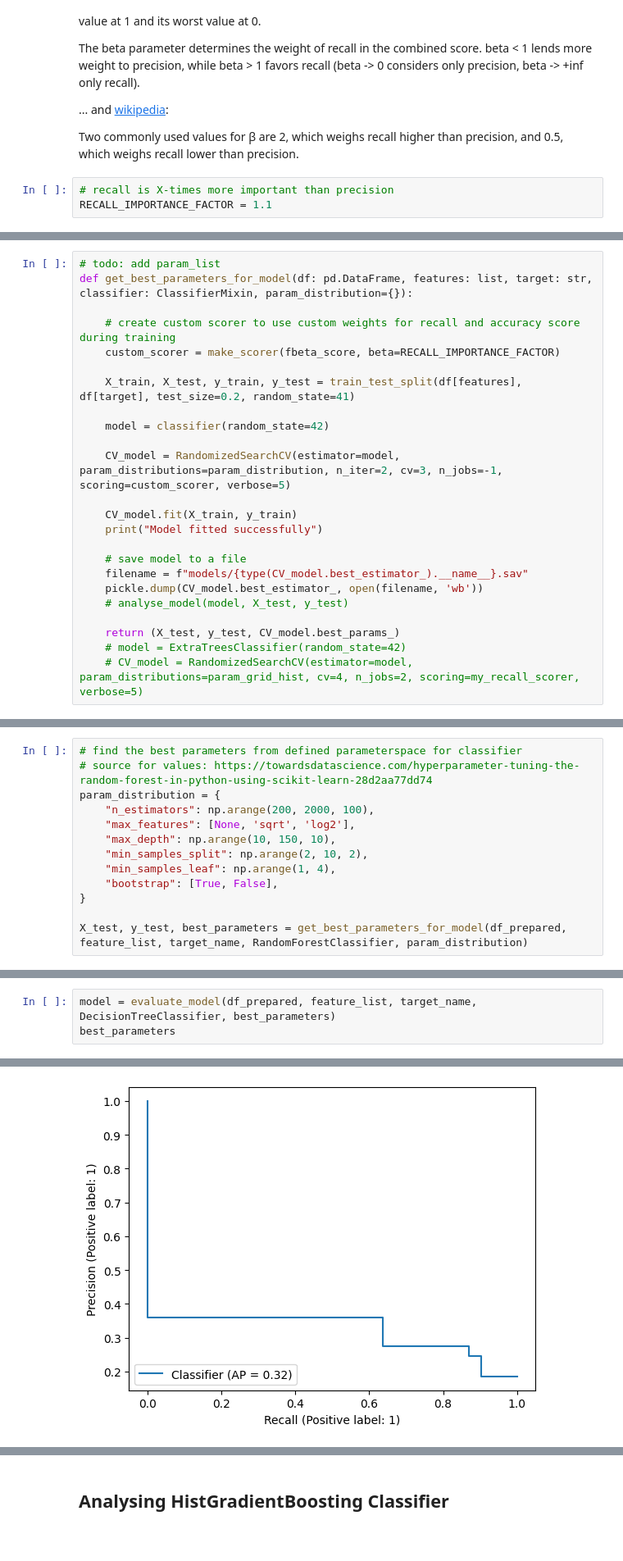
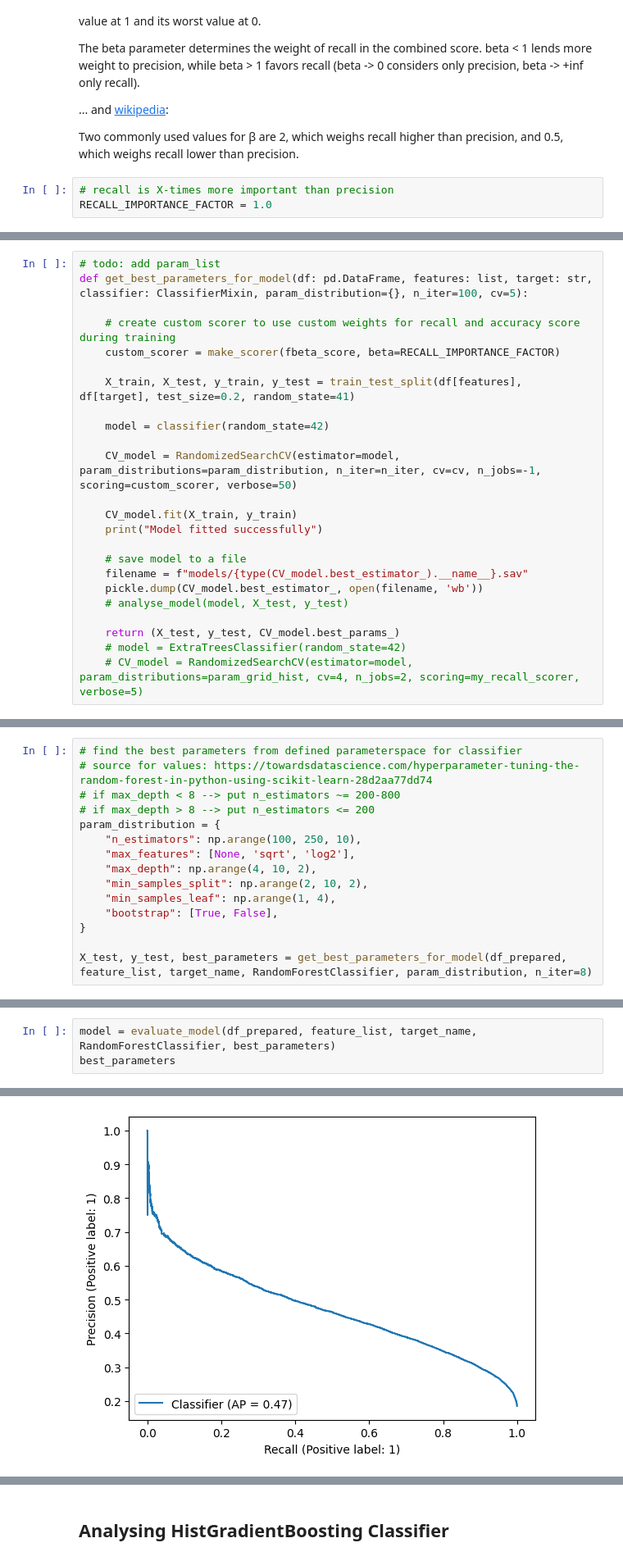
Before and after one commit to n-hundenborn/diabetes-forecasting, a Jupyter notebook: dev_model_training.ipynb, the cells around one changed output, grey strips where cells are left out. Shown at 82% size. Cells and saved outputs as stored; diff of their text form.

Commit message:
Add improved dtc and random forest classifier models

```diff
--- a/dev_model_training.ipynb
+++ b/dev_model_training.ipynb
@@ -283,7 +283,7 @@ The beta parameter determines the weight of recall in the combined score. beta <
 Two commonly used values for β are 2, which weighs recall higher than precision, and 0.5, which weighs recall lower than precision.
 # %%
 # recall is X-times more important than precision
-RECALL_IMPORTANCE_FACTOR = 1.1
+RECALL_IMPORTANCE_FACTOR = 1.0
 # %%
 def f_beta_score(precision, recall, beta=1):
     denominator = (beta**2 * precision) + recall
@@ -362,7 +354,7 @@ def evaluate_model(df: pd.DataFrame, features: list, target: str, classifier: Cl
     return model
 # %%
 # todo: add param_list
-def get_best_parameters_for_model(df: pd.DataFrame, features: list, target: str, classifier: ClassifierMixin, param_distribution={}):
+def get_best_parameters_for_model(df: pd.DataFrame, features: list, target: str, classifier: ClassifierMixin, param_distribution={}, n_iter=100, cv=5):
 
     # create custom scorer to use custom weights for recall and accuracy score during training
     custom_scorer = make_scorer(fbeta_score, beta=RECALL_IMPORTANCE_FACTOR)
@@ -371,7 +363,7 @@ def get_best_parameters_for_model(df: pd.DataFrame, features: list, target: str,
 
     model = classifier(random_state=42)
 
-    CV_model = RandomizedSearchCV(estimator=model, param_distributions=param_distribution, n_iter=2, cv=3, n_jobs=-1, scoring=custom_scorer, verbose=5)
+    CV_model = RandomizedSearchCV(estimator=model, param_distributions=param_distribution, n_iter=n_iter, cv=cv, n_jobs=-1, scoring=custom_scorer, verbose=50)
 
     CV_model.fit(X_train, y_train)
     print("Model fitted successfully")
@@ -439,14 +433,16 @@ F1.1-score: 47.3124 %
 # %%
 # find the best parameters from defined parameterspace for classifier
 # source for values: https://towardsdatascience.com/hyperparameter-tuning-the-random-forest-in-python-using-scikit-learn-28d2aa77dd74
+# if max_depth < 8 --> put n_estimators ~= 200-800
+# if max_depth > 8 --> put n_estimators <= 200
 param_distribution = {
-    "n_estimators": np.arange(200, 2000, 100),
+    "n_estimators": np.arange(100, 250, 10),
     "max_features": [None, 'sqrt', 'log2'],
-    "max_depth": np.arange(10, 150, 10),
+    "max_depth": np.arange(4, 10, 2),
     "min_samples_split": np.arange(2, 10, 2),
     "min_samples_leaf": np.arange(1, 4),
     "bootstrap": [True, False],
 }
 
-X_test, y_test, best_parameters = get_best_parameters_for_model(df_prepared, feature_list, target_name, RandomForestClassifier, param_distribution)
+X_test, y_test, best_parameters = get_best_parameters_for_model(df_prepared, feature_list, target_name, RandomForestClassifier, param_distribution, n_iter=8)
 # %% [output]
@@ -454,4 +451,4 @@ Fitting 5 folds for each of 15 candidates, totalling 75 fits
 # %%
-model = evaluate_model(df_prepared, feature_list, target_name, DecisionTreeClassifier, best_parameters)
+model = evaluate_model(df_prepared, feature_list, target_name, RandomForestClassifier, best_parameters)
 best_parameters
 # %% [output]
@@ -473 +469 @@ F1.1-score: 47.3124 %
-[figure, old version]
+[figure, new version]
```
Also changed, not shown: parts of 10 cells of this notebook, 2 other files.
